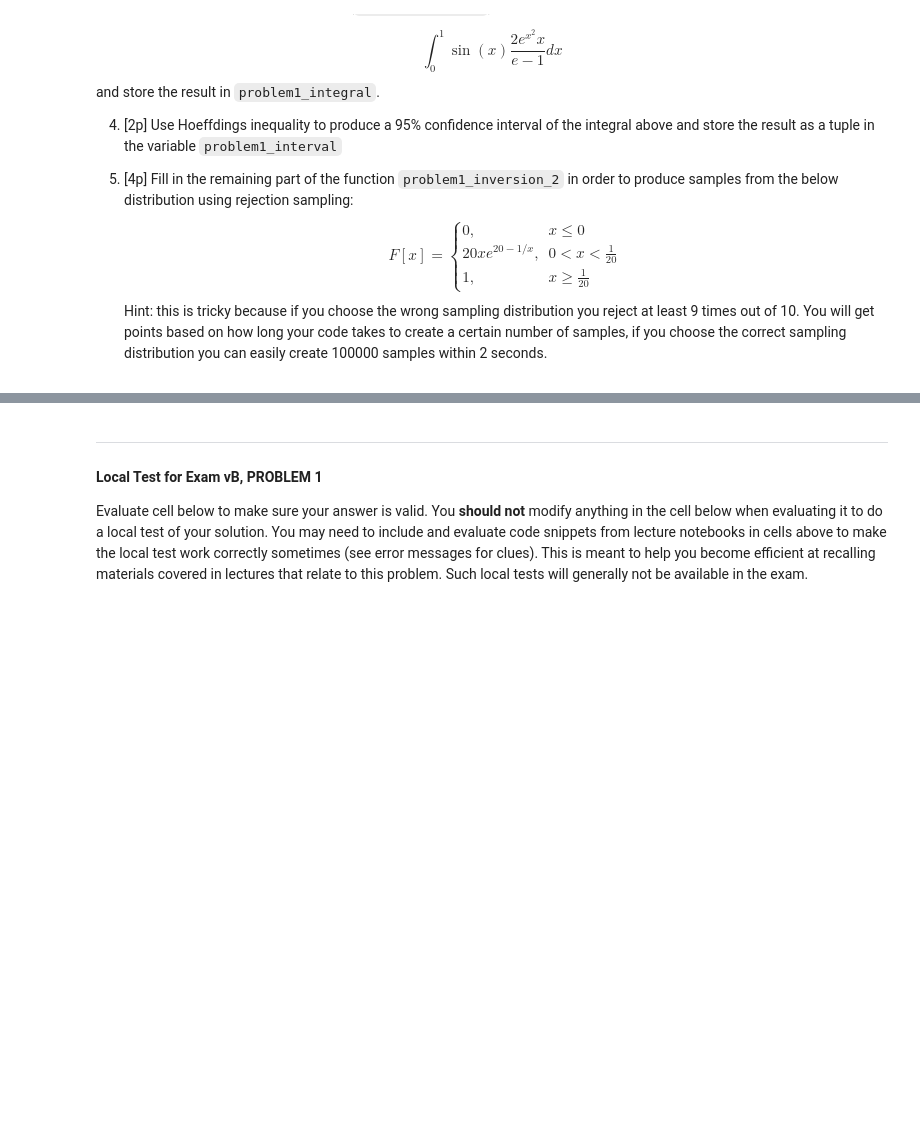
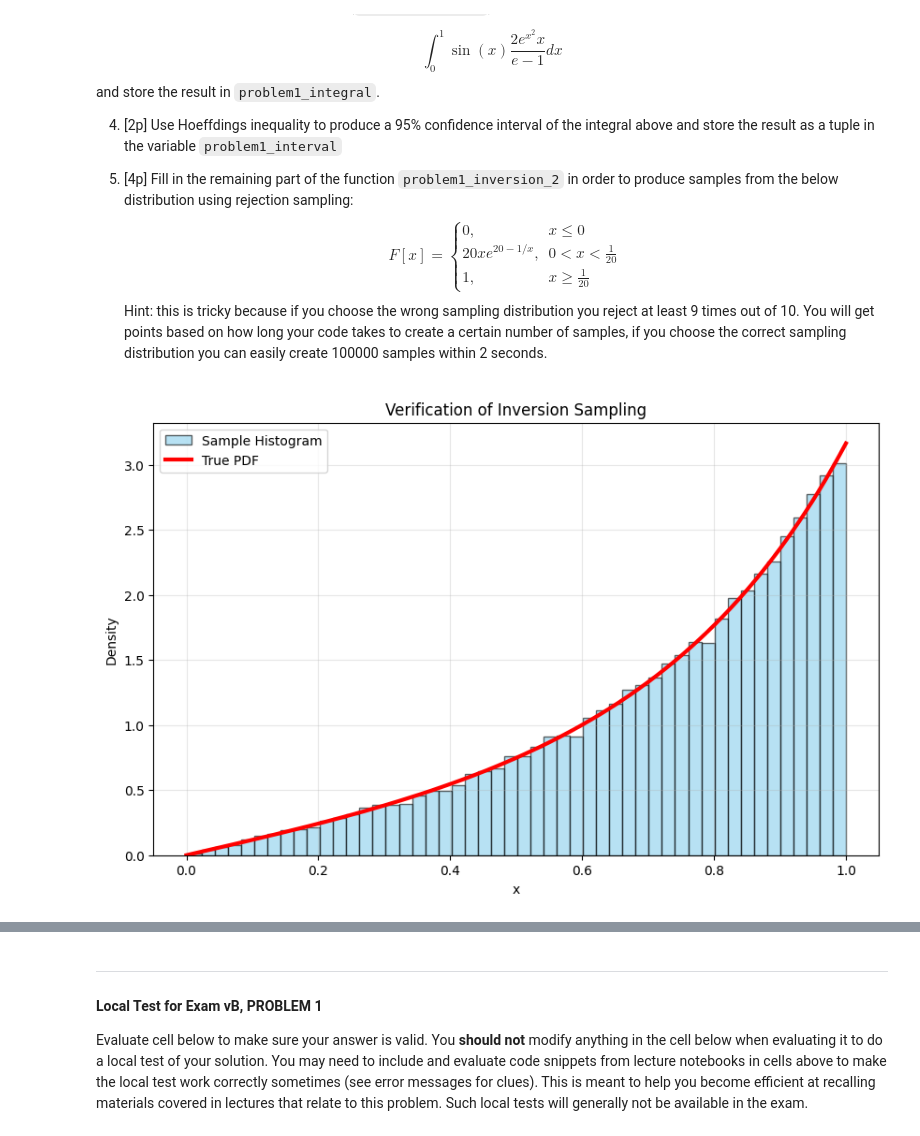
Before and after one commit to Kamczyk09/Intro-to-DS-notes-, a Jupyter notebook: exams/ExamJanuary_2024_problem.ipynb, the cells around one changed output, grey strips where cells are left out. Drawn from its saved outputs; the diff is of its cells as text; code cells hidden in the pictures; blank space fills up the shorter version.

```diff
--- a/exams/ExamJanuary_2024_problem.ipynb
+++ b/exams/ExamJanuary_2024_problem.ipynb
@@ -77,12 +77,52 @@ Hint: this is tricky because if you choose the wrong sampling distribution you r
 # Part 1
 
 from Utils import timeout
+import numpy as np
 
-@timeout
-def problem1_inversion(n_samples=1):
-    # Distribution from part 1
-    # write the code in this function to produce samples from the distribution in the assignment
-    # Make sure you choose a good sampling distribution to avoid unnecessary rejections
+# def problem1_inversion(n_samples=1):
+#     # Distribution from part 1
+#     # write the code in this function to produce samples from the distribution in the assignment
+#     # Make sure you choose a good sampling distribution to avoid unnecessary rejections
 
-    # Return a numpy array of length n_samples
-    return XXX
+#     # Return a numpy array of length n_samples
+#     F_inv = lambda u: np.sqrt(np.log(u * (np.e - 1) + 1))
+#     out = []
+#     for i in range(n_samples):
+#         u = np.random.uniform(0,1)
+#         z = F_inv(u)
+#         out.append(z)
+#     return out
+# %%
+import numpy as np
+import matplotlib.pyplot as plt
+
+# 1. Define the True PDF for comparison
+# The CDF was (e^(x^2)-1)/(e-1). The derivative (PDF) is:
+def true_pdf(x):
+    return (2 * x * np.exp(x**2)) / (np.e - 1)
+
+# 2. Generate samples using your inversion function
+# (Ensure your problem1_inversion function is defined as discussed)
+samples = problem1_inversion(n_samples=100000)
+
+# 3. Plotting
+plt.figure(figsize=(10, 6))
+
+# Histogram of Samples
+# 'density=True' is CRITICAL. It normalizes the counts so the area sums to 1,
+# making it comparable to the PDF curve.
+plt.hist(samples, bins=50, density=True, alpha=0.6, label='Sample Histogram', color='skyblue', edgecolor='black')
+
+# Overlay the True PDF
+x_vals = np.linspace(0, 1, 500)
+plt.plot(x_vals, true_pdf(x_vals), 'r-', linewidth=3, label='True PDF')
+
+# Labels and Styling
+plt.title("Verification of Inversion Sampling")
+plt.xlabel("x")
+plt.ylabel("Density")
+plt.legend()
+plt.grid(True, alpha=0.3)
+plt.show()
+# %% [output]
+[figure, added]
```
Also changed, not shown: parts of 19 cells of this notebook, 5 other files.
